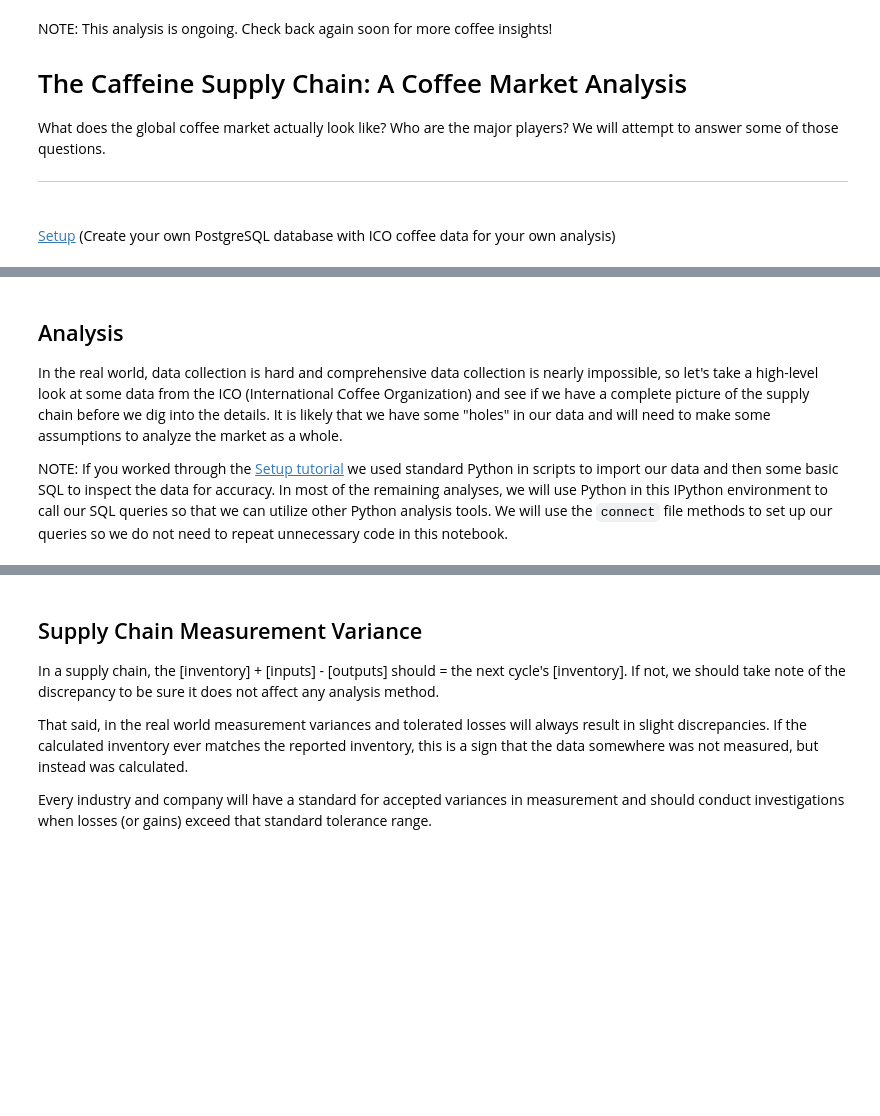
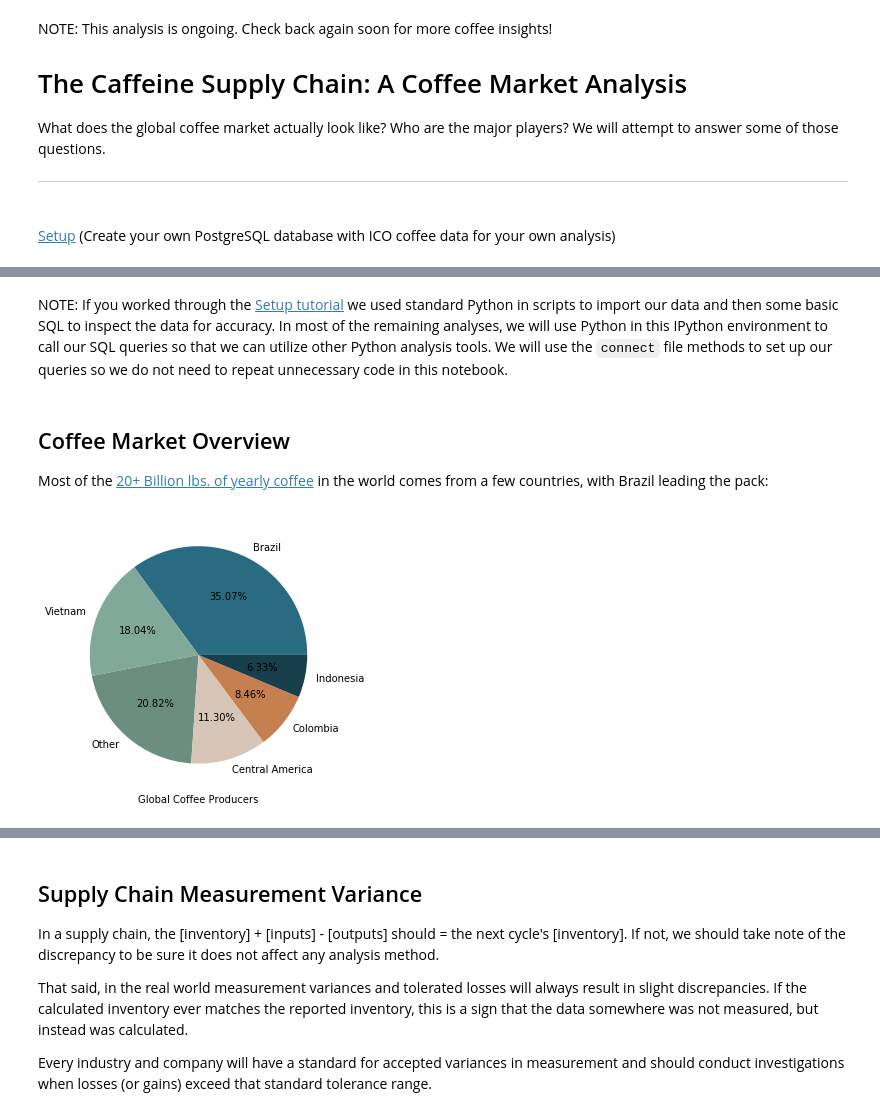
Before and after one commit to seanbhart/coffee, a Jupyter notebook: notebooks/coffee.ipynb, the cells around one changed output, grey strips where cells are left out. Saved outputs shown, nothing was run; the diff lists cells and outputs as text; code cells hidden in the pictures; blank space fills up the shorter version.

```diff
--- a/notebooks/coffee.ipynb
+++ b/notebooks/coffee.ipynb
@@ -23,10 +23,6 @@ This region is known as the coffee belt<sup>4</sup>:
 <br><sup>3</sup> https://www.deathwishcoffee.com/blogs/news/what-is-the-coffee-belt
 <br><sup>4</sup> https://en.wikipedia.org/wiki/Coffee_bean
 # %% [markdown]
-## Analysis
-
-In the real world, data collection is hard and comprehensive data collection is nearly impossible, so let's take a high-level look at some data from the ICO (International Coffee Organization) and see if we have a complete picture of the supply chain before we dig into the details.  It is likely that we have some "holes" in our data and will need to make some assumptions to analyze the market as a whole.
-
 NOTE: If you worked through the [Setup tutorial](setup.ipynb) we used standard Python in scripts to import our data and then some basic SQL to inspect the data for accuracy.  In most of the remaining analyses, we will use Python in this IPython environment to call our SQL queries so that we can utilize other Python analysis tools.  We will use the `connect` file methods to set up our queries so we do not need to repeat unnecessary code in this notebook.
 # %%
 import sys
@@ -43,0 +48,13 @@ colors_importers = colors_dark[:1] + colors_dark[2:]
+# %% [markdown]
+## Coffee Market Overview
+
+Most of the [20+ Billion lbs. of yearly coffee](https://apps.fas.usda.gov/psdonline/circulars/coffee.pdf) in the world comes from a few countries, with Brazil leading the pack:
+# %%
+regions=['Brazil','Vietnam','Other','Central America','Colombia','Indonesia']
+production=[59.3,30.5,35.2,19.1,14.3,10.7]
+df = pd.DataFrame(production, index=regions, columns=[''])
+p = df.plot.pie(y='', figsize=(5, 5), autopct="%.2f%%", colors=colors_dark)
+p.get_legend().remove()
+l = p.set_xlabel("Global Coffee Producers")
+# %% [output]
+[figure, added]
```
Also changed, not shown: parts of 21 cells of this notebook, 1 other file.
